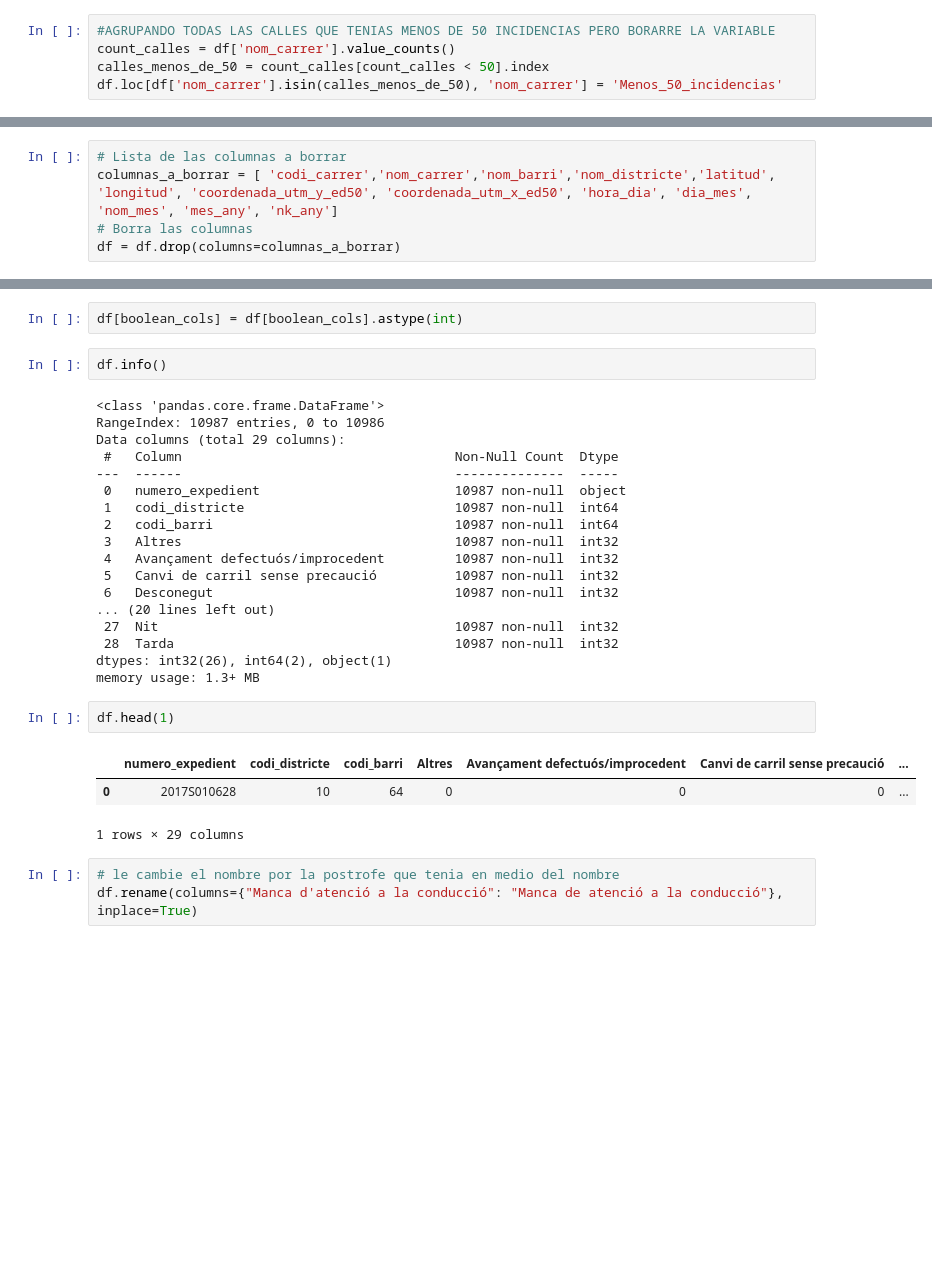
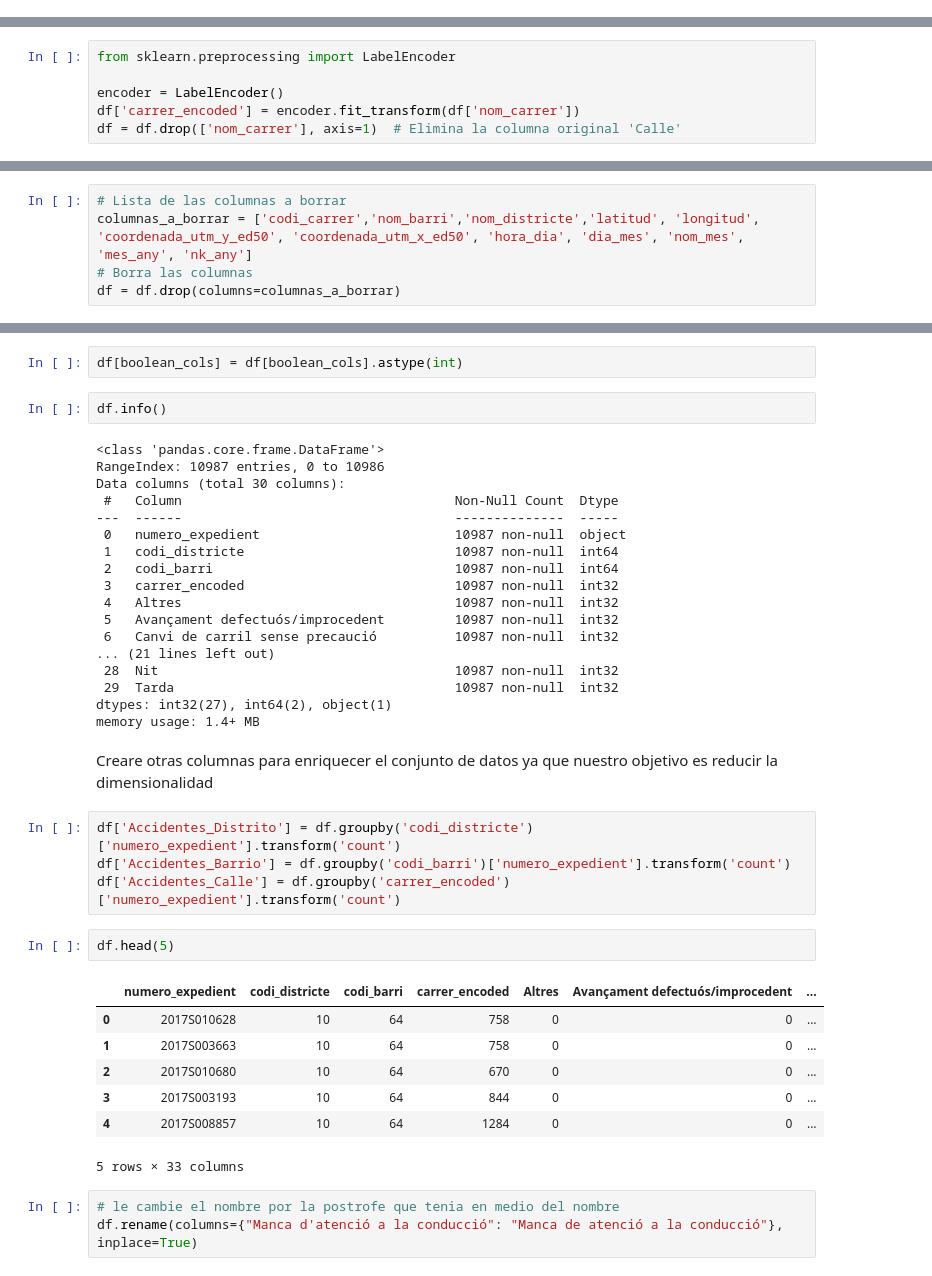
Before and after one commit to Josh1313/hackathon, a Jupyter notebook: accidents.ipynb, the cells around one changed output, grey strips where cells are left out. Saved outputs shown, nothing was run; the diff lists cells and outputs as text; blank space fills up the shorter version.

```diff
--- a/accidents.ipynb
+++ b/accidents.ipynb
@@ -217,8 +223,3 @@ cantidad_valores_unicos = len(valores_unicos)
 print(cantidad_valores_unicos)
 # %% [output]
 1584
-# %%
-#AGRUPANDO TODAS LAS CALLES QUE TENIAS MENOS DE 50 INCIDENCIAS PERO BORARRE LA VARIABLE
-count_calles = df['nom_carrer'].value_counts()
-calles_menos_de_50 = count_calles[count_calles < 50].index
-df.loc[df['nom_carrer'].isin(calles_menos_de_50), 'nom_carrer'] = 'Menos_50_incidencias'
@@ -225,2 +228,8 @@ df.loc[df['nom_carrer'].isin(calles_menos_de_50), 'nom_carrer'] = 'Menos_50_inci
+# %%
+from sklearn.preprocessing import LabelEncoder
+
+encoder = LabelEncoder()
+df['carrer_encoded'] = encoder.fit_transform(df['nom_carrer'])
+df = df.drop(['nom_carrer'], axis=1)  # Elimina la columna original 'Calle'
 # %%
 with pd.option_context('display.max_rows', None, 'display.max_columns', None):
@@ -255,6 +271,6 @@ df.head(5)
 # %%
 # Lista de las columnas a borrar
-columnas_a_borrar = [ 'codi_carrer','nom_carrer','nom_barri','nom_districte','latitud', 'longitud', 'coordenada_utm_y_ed50', 'coordenada_utm_x_ed50', 'hora_dia', 'dia_mes', 'nom_mes', 'mes_any', 'nk_any']
+columnas_a_borrar = ['codi_carrer','nom_barri','nom_districte','latitud', 'longitud', 'coordenada_utm_y_ed50', 'coordenada_utm_x_ed50', 'hora_dia', 'dia_mes', 'nom_mes', 'mes_any', 'nk_any']
 # Borra las columnas
 df = df.drop(columns=columnas_a_borrar)
 # %%
@@ -270,27 +286,37 @@ df.info()
 # %% [output]
 <class 'pandas.core.frame.DataFrame'>
 RangeIndex: 10987 entries, 0 to 10986
-Data columns (total 29 columns):
+Data columns (total 30 columns):
  #   Column                                   Non-Null Count  Dtype
 ---  ------                                   --------------  -----
  0   numero_expedient                         10987 non-null  object
  1   codi_districte                           10987 non-null  int64
  2   codi_barri                               10987 non-null  int64
- 3   Altres                                   10987 non-null  int32
- 4   Avançament defectuós/improcedent         10987 non-null  int32
- 5   Canvi de carril sense precaució          10987 non-null  int32
- 6   Desconegut                               10987 non-null  int32
-... (20 lines left out)
- 27  Nit                                      10987 non-null  int32
- 28  Tarda                                    10987 non-null  int32
-dtypes: int32(26), int64(2), object(1)
-memory usage: 1.3+ MB
+ 3   carrer_encoded                           10987 non-null  int32
+ 4   Altres                                   10987 non-null  int32
+ 5   Avançament defectuós/improcedent         10987 non-null  int32
+ 6   Canvi de carril sense precaució          10987 non-null  int32
+... (21 lines left out)
+ 28  Nit                                      10987 non-null  int32
+ 29  Tarda                                    10987 non-null  int32
+dtypes: int32(27), int64(2), object(1)
+memory usage: 1.4+ MB
+# %% [markdown]
+Creare otras columnas para enriquecer el conjunto de datos ya que nuestro objetivo es reducir la dimensionalidad
+# %%
+df['Accidentes_Distrito'] = df.groupby('codi_districte')['numero_expedient'].transform('count')
+df['Accidentes_Barrio'] = df.groupby('codi_barri')['numero_expedient'].transform('count')
+df['Accidentes_Calle'] = df.groupby('carrer_encoded')['numero_expedient'].transform('count')
 # %%
-df.head(1)
+df.head(5)
 # %% [output]
-|  | numero_expedient | codi_districte | codi_barri | Altres | Avançament defectuós/improcedent | Canvi de carril sense precaució | ... |
-| 0 | 2017S010628 | 10 | 64 | 0 | 0 | 0 | ... |
+|  | numero_expedient | codi_districte | codi_barri | carrer_encoded | Altres | Avançament defectuós/improcedent | ... |
+| 0 | 2017S010628 | 10 | 64 | 758 | 0 | 0 | ... |
+| 1 | 2017S003663 | 10 | 64 | 758 | 0 | 0 | ... |
+| 2 | 2017S010680 | 10 | 64 | 670 | 0 | 0 | ... |
+| 3 | 2017S003193 | 10 | 64 | 844 | 0 | 0 | ... |
+| 4 | 2017S008857 | 10 | 64 | 1284 | 0 | 0 | ... |
-1 rows × 29 columns
+5 rows × 33 columns
 # %%
 # le cambie el nombre por la postrofe que tenia en medio del nombre
 df.rename(columns={"Manca d'atenció a la conducció": "Manca de atenció a la conducció"}, inplace=True)
```
Also changed, not shown: parts of 24 cells of this notebook, 5 other files.
